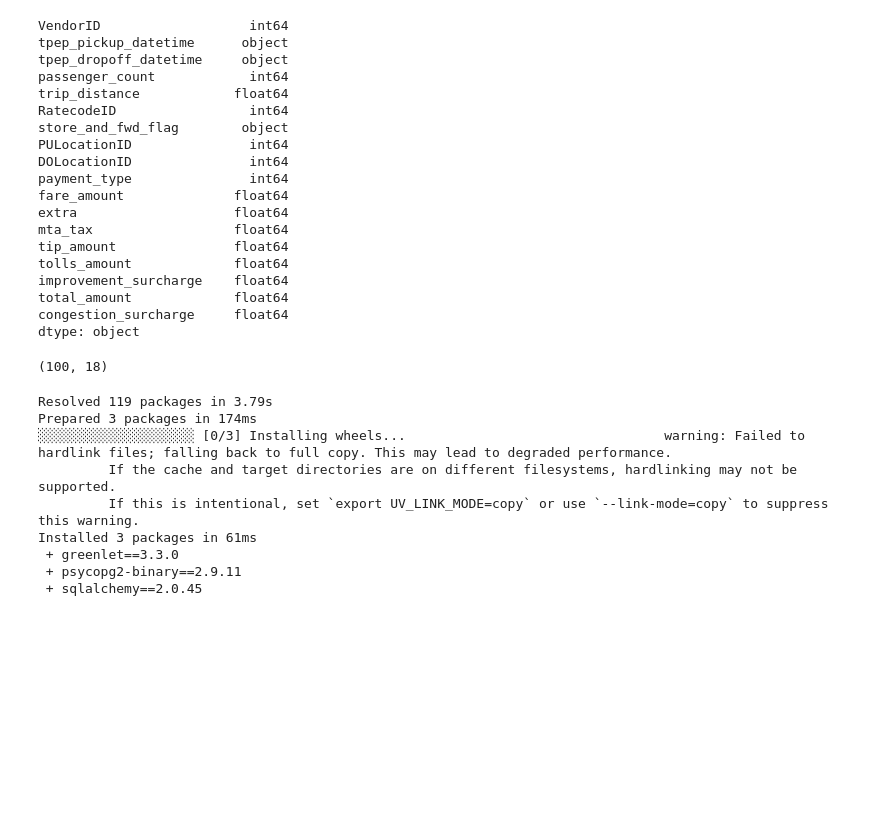
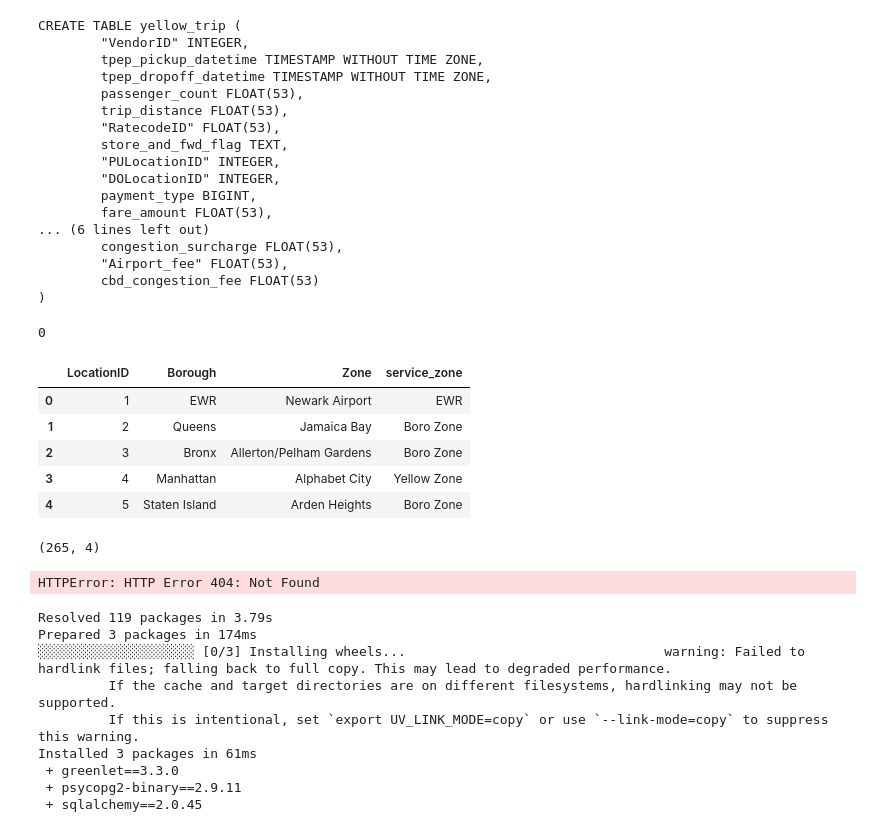
Before and after one commit to rainbowreid11-blip/desktop-tutorial, a Jupyter notebook: notebook.ipynb, the cells around one changed output. Saved outputs shown, nothing was run; the diff lists cells and outputs as text; code cells hidden in the pictures; blank space fills up the shorter version.

```diff
--- a/notebook.ipynb
+++ b/notebook.ipynb
@@ -6,0 +47,24 @@ df = pd.read_csv(prefix + 'yellow_tripdata_2021-01.csv.gz', nrows=100)
+# %%
+print(pd.io.sql.get_schema(df_yellow,name='yellow_trip',con=engine))
+# %% [output]
+CREATE TABLE yellow_trip (
+        "VendorID" INTEGER,
+        tpep_pickup_datetime TIMESTAMP WITHOUT TIME ZONE,
+        tpep_dropoff_datetime TIMESTAMP WITHOUT TIME ZONE,
+        passenger_count FLOAT(53),
+        trip_distance FLOAT(53),
+        "RatecodeID" FLOAT(53),
+        store_and_fwd_flag TEXT,
+        "PULocationID" INTEGER,
+        "DOLocationID" INTEGER,
+        payment_type BIGINT,
+        fare_amount FLOAT(53),
+... (6 lines left out)
+        congestion_surcharge FLOAT(53),
+        "Airport_fee" FLOAT(53),
+        cbd_congestion_fee FLOAT(53)
+)
+# %%
+df_yellow.head(n=0).to_sql(name='yellow_trip',con=engine,if_exists='replace')
+# %% [output]
+0
@@ -7,29 +75,17 @@ df = pd.read_csv(prefix + 'yellow_tripdata_2021-01.csv.gz', nrows=100)
 # %%
-df.dtypes
+df_zone=pd.read_csv("./data/taxi_zone_lookup.csv")
+df_zone.head()
 # %% [output]
-VendorID                   int64
-tpep_pickup_datetime      object
-tpep_dropoff_datetime     object
-passenger_count            int64
-trip_distance            float64
-RatecodeID                 int64
-store_and_fwd_flag        object
-PULocationID               int64
-DOLocationID               int64
-payment_type               int64
-fare_amount              float64
-extra                    float64
-mta_tax                  float64
-tip_amount               float64
-tolls_amount             float64
-improvement_surcharge    float64
-total_amount             float64
-congestion_surcharge     float64
-dtype: object
+|  | LocationID | Borough | Zone | service_zone |
+| 0 | 1 | EWR | Newark Airport | EWR |
+| 1 | 2 | Queens | Jamaica Bay | Boro Zone |
+| 2 | 3 | Bronx | Allerton/Pelham Gardens | Boro Zone |
+| 3 | 4 | Manhattan | Alphabet City | Yellow Zone |
+| 4 | 5 | Staten Island | Arden Heights | Boro Zone |
 # %%
-df.shape
+df_zone.shape
 # %% [output]
-(100, 18)
+(265, 4)
 # %%
 prefix = 'https://github.com/DataTalksClub/nyc-tlc-data/releases/download/yellow/'
 dtype = {
@@ -57,11 +113,13 @@ parse_dates = [
 ]
 
 df = pd.read_csv(
-    prefix + 'yellow_tripdata_2021-01.csv.gz',
+    prefix + 'yellow_tripdata_2025-11.csv.gz',
     nrows=100,
     dtype=dtype,
     parse_dates=parse_dates
 )
+# %% [output]
+HTTPError: HTTP Error 404: Not Found
 # %%
 !uv add sqlalchemy psycopg2-binary
 # %% [output]
```
Also changed, not shown: parts of 8 cells of this notebook, 5 other files.
